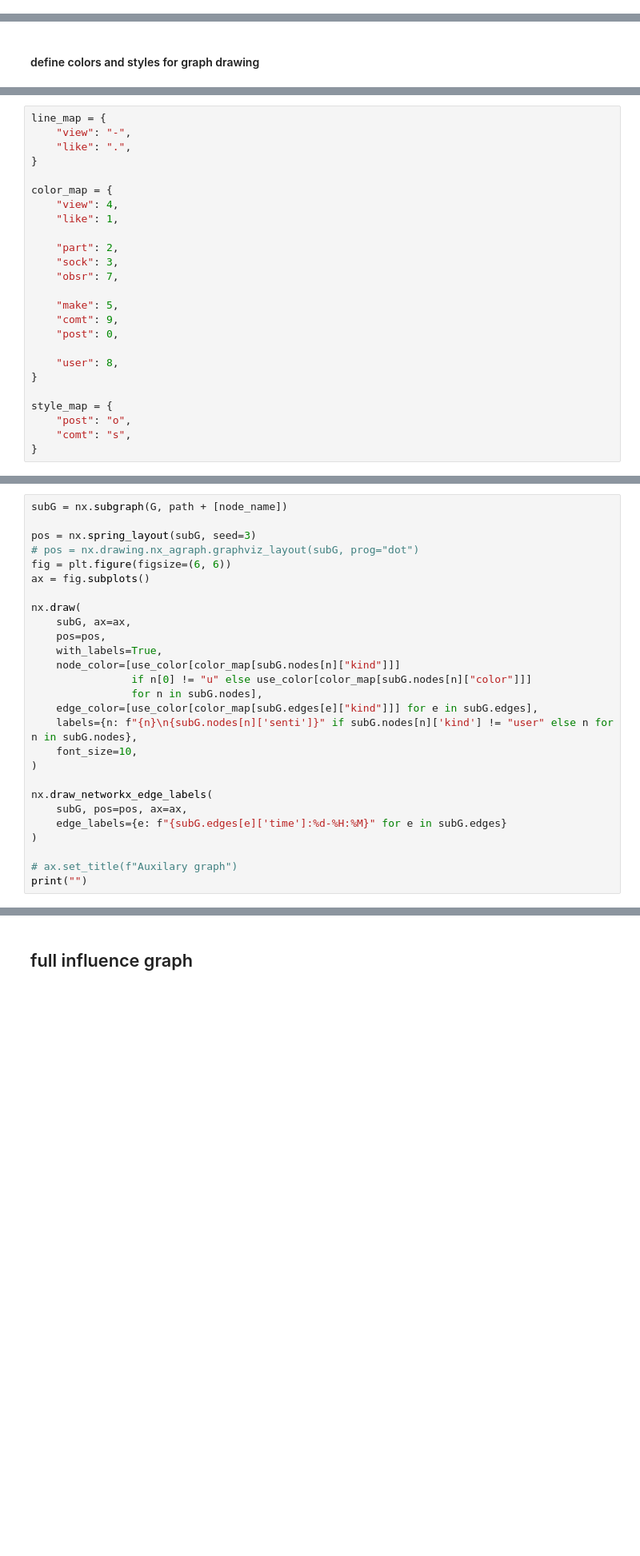
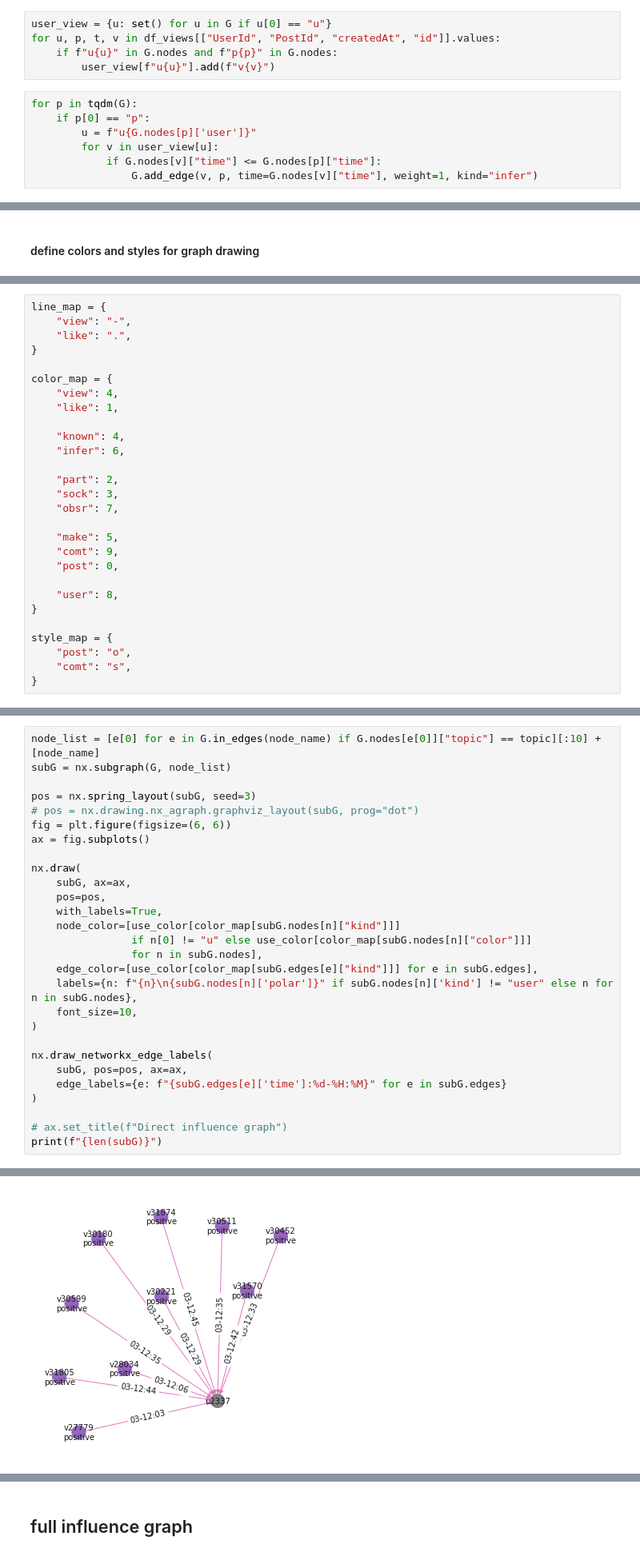
Before and after one commit to ruiliu310/dartpost-research, a Jupyter notebook: influence_graph.ipynb, the cells around one changed output, grey strips where cells are left out. Shown at 80% size. Drawn from its saved outputs; the diff is of its cells as text; blank space fills up the shorter version.

Commit message:
new full influence graph

```diff
--- a/influence_graph.ipynb
+++ b/influence_graph.ipynb
@@ -136,0 +114,12 @@ print(len(path))
+# %%
+user_view = {u: set() for u in G if u[0] == "u"}
+for u, p, t, v in df_views[["UserId", "PostId", "createdAt", "id"]].values:
+    if f"u{u}" in G.nodes and f"p{p}" in G.nodes:
+        user_view[f"u{u}"].add(f"v{v}")
+# %%
+for p in tqdm(G):
+    if p[0] == "p":
+        u = f"u{G.nodes[p]['user']}"
+        for v in user_view[u]:
+            if G.nodes[v]["time"] <= G.nodes[p]["time"]:
+                G.add_edge(v, p, time=G.nodes[v]["time"], weight=1, kind="infer")
@@ -148,6 +160,9 @@ line_map = {
 color_map = {
     "view": 4,
     "like": 1,
+
+    "known": 4,
+    "infer": 6,
 
     "part": 2,
     "sock": 3,
@@ -167,5 +185,6 @@ style_map = {
 # %%
-subG = nx.subgraph(G, path + [node_name])
+node_list = [e[0] for e in G.in_edges(node_name) if G.nodes[e[0]]["topic"] == topic][:10] + [node_name]
+subG = nx.subgraph(G, node_list)
 
 pos = nx.spring_layout(subG, seed=3)
 # pos = nx.drawing.nx_agraph.graphviz_layout(subG, prog="dot")
@@ -180,7 +199,7 @@ nx.draw(
                 if n[0] != "u" else use_color[color_map[subG.nodes[n]["color"]]]
                 for n in subG.nodes],
     edge_color=[use_color[color_map[subG.edges[e]["kind"]]] for e in subG.edges],
-    labels={n: f"{n}\n{subG.nodes[n]['senti']}" if subG.nodes[n]['kind'] != "user" else n for n in subG.nodes},
+    labels={n: f"{n}\n{subG.nodes[n]['polar']}" if subG.nodes[n]['kind'] != "user" else n for n in subG.nodes},
     font_size=10,
 )
 
@@ -189,5 +208,6 @@ nx.draw_networkx_edge_labels(
     edge_labels={e: f"{subG.edges[e]['time']:%d-%H:%M}" for e in subG.edges}
 )
 
-# ax.set_title(f"Auxilary graph")
-print("")
+# ax.set_title(f"Direct influence graph")
+print(f"{len(subG)}")
+# %% [output]
@@ -194,3 +215,4 @@ print("")
+[figure, added]
 # %%
 user_timeline = {
     f"{node_name}_{i}": {
```
Also changed, not shown: parts of 26 cells of this notebook.
